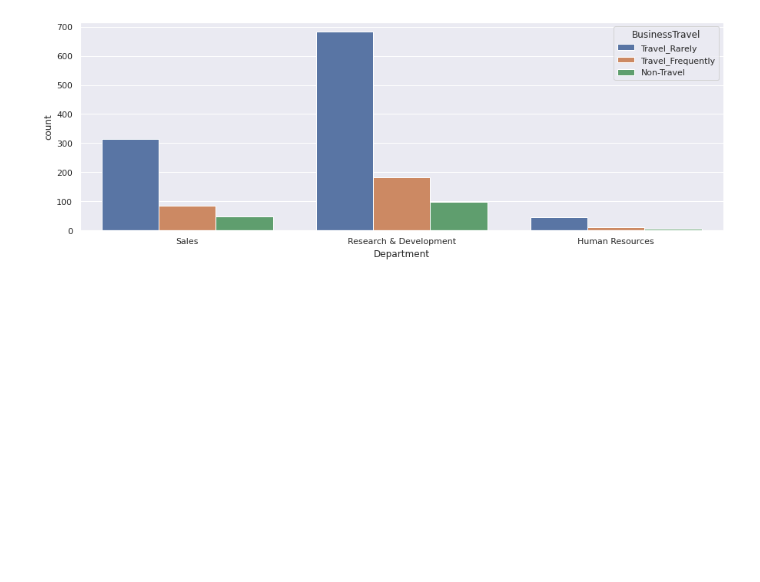
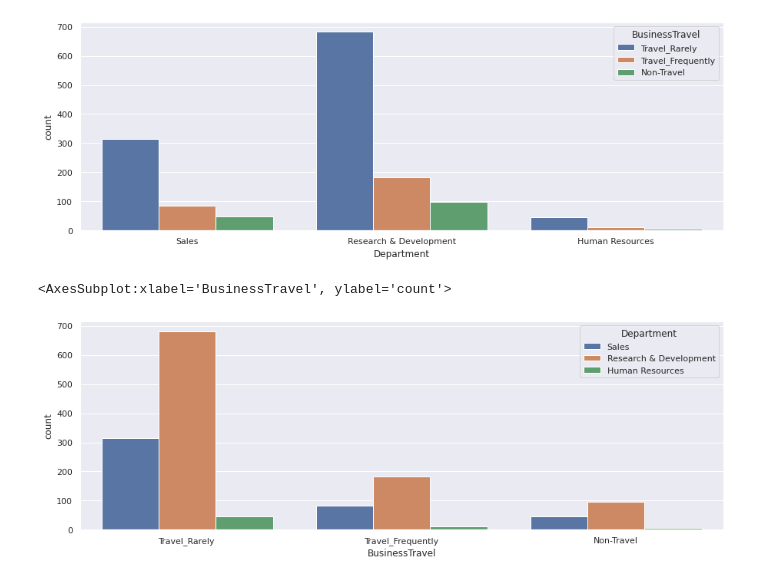
Before and after one commit to Bhawani-Rabisankar-Sahoo/HR_analysis, a Jupyter notebook: hr-analysis.ipynb, the cells around one changed output. Drawn from its saved outputs; the diff is of its cells as text; code cells hidden in the pictures; blank space fills up the shorter version.

```diff
--- a/hr-analysis.ipynb
+++ b/hr-analysis.ipynb
@@ -114,3 +114,8 @@ sns.countplot(x=df['Department'],hue=df['BusinessTravel'])
 # %% [output]
 <AxesSubplot:xlabel='Department', ylabel='count'>
 [figure]
+# %%
+sns.countplot(x=df['BusinessTravel'],hue=df['Department'])
+# %% [output]
+<AxesSubplot:xlabel='BusinessTravel', ylabel='count'>
+[figure, added]
```
